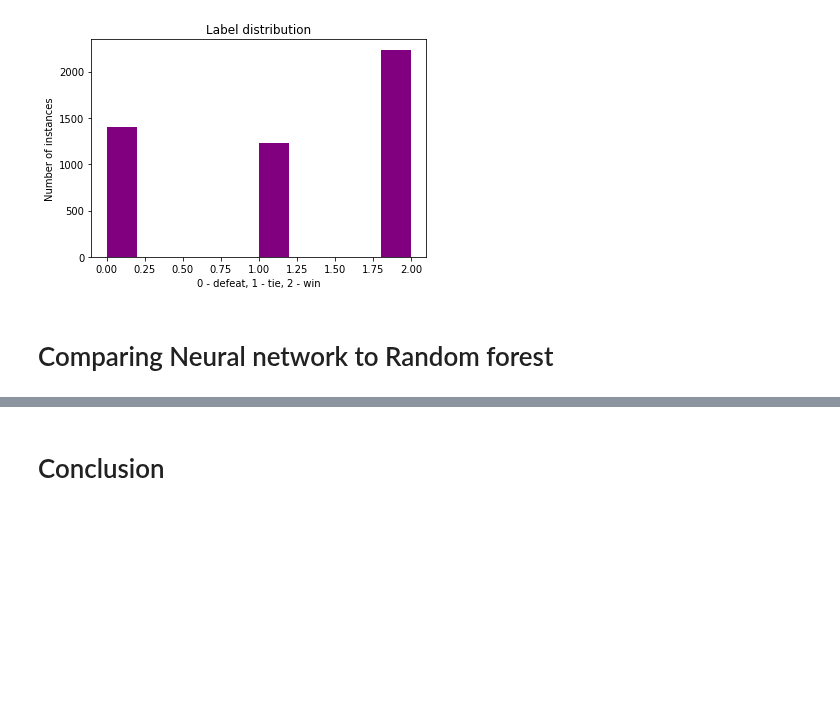
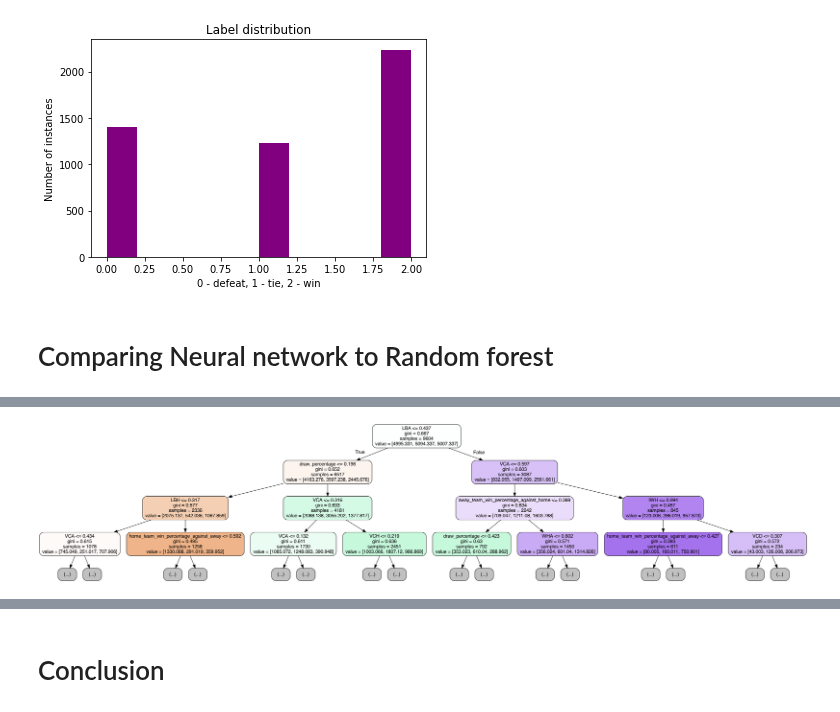
Before and after one commit to markkod/kaggle-football-prediction, a Jupyter notebook: modules/neural_network/neural_network.ipynb, the cells around one changed output, grey strips where cells are left out. Drawn from its saved outputs; the diff is of its cells as text; code cells hidden in the pictures; blank space fills up the shorter version.

```diff
--- a/modules/neural_network/neural_network.ipynb
+++ b/modules/neural_network/neural_network.ipynb
@@ -375,3 +382,30 @@ Random forest test set accuracy: 0.5644499178981938
+# %%
+from sklearn.tree import export_graphviz
+
+
+# Export dot file
+export_graphviz(
+    random_forest.estimators_[5],
+    out_file='../../datasets/tree.dot',
+    feature_names = X_train.columns.values,
+    #class_names = ['Home team lost', 'Draw', 'Home team won'],
+    max_depth = 3,
+    rounded = True,
+    proportion = False,
+    filled = True
+)
+
+
+
+# Convert dot to png
+from subprocess import call
+call(['dot', '-Tpng', '../../datasets/tree.dot', '-o', '../../images/random_forest_decision_tree.png'])
+
+# Display the image
+from IPython.display import Image
+Image(filename = '../../images/random_forest_decision_tree.png')
+# %% [output]
+[figure, added]
 # %%
 print("Random forest confusion matrix: \n", build_confusion_matrix(y_test, rf_predictions))
 # %% [output]
```
Also changed, not shown: parts of 12 cells of this notebook, 2 other files.
